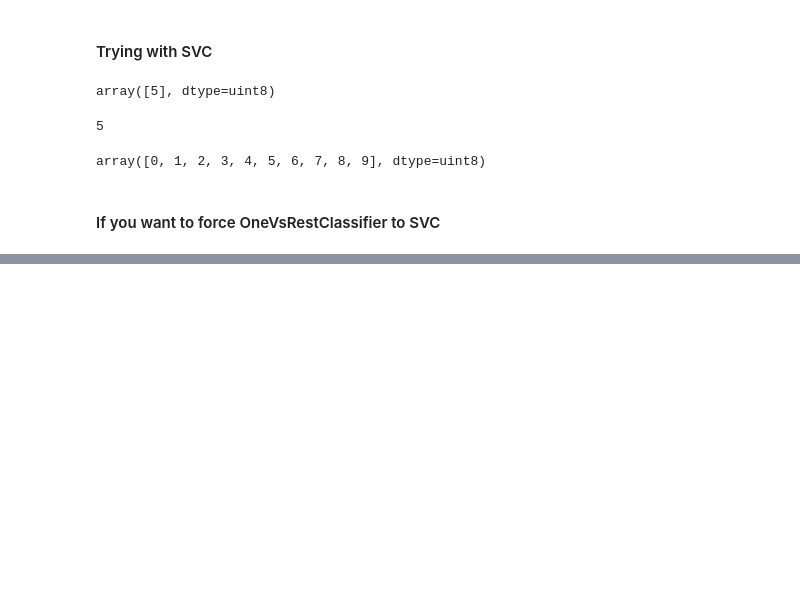
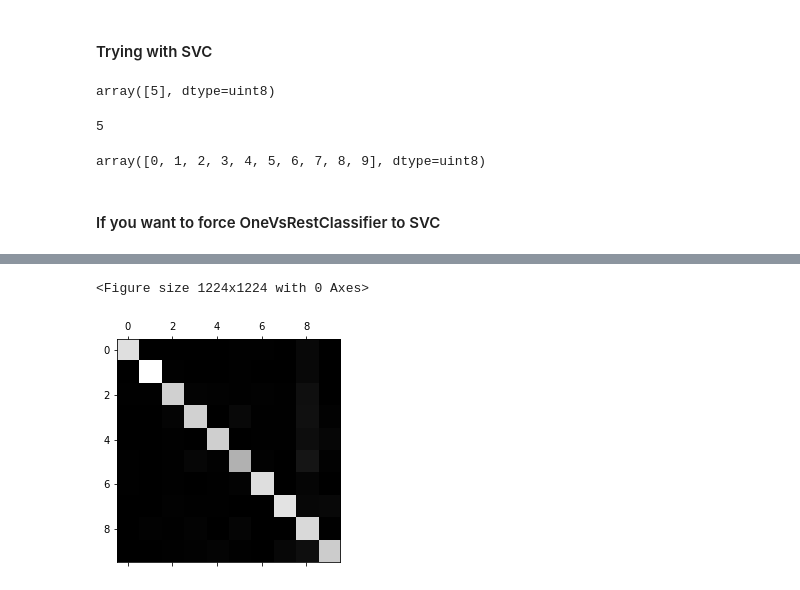
Before and after one commit to ARKA1112/HOML_AurelienG, a Jupyter notebook: chap3_classification.ipynb, the cells around one changed output, grey strips where cells are left out. Cells and saved outputs as stored; diff of their text form; code cells hidden in the pictures; blank space fills up the shorter version.

```diff
--- a/chap3_classification.ipynb
+++ b/chap3_classification.ipynb
@@ -514,0 +559,7 @@ KeyboardInterrupt:
+# %%
+#Also by scaling the training data the accuracy can be improved
+
+from sklearn.preprocessing import StandardScaler
+
+scaler  = StandardScaler()
+X_train_scaled = scaler.fit_transform(X_train.astype(np.float64))
@@ -514,0 +580,3 @@ KeyboardInterrupt:
+# %%
+
+y_train_pred = cross_val_predict(sgd_clf, X_train_scaled, y_train, cv = 3)
@@ -514,0 +598,2 @@ KeyboardInterrupt:
+# %%
+conf_mx = confusion_matrix(y_train, y_train_pred)
@@ -514,0 +613,8 @@ KeyboardInterrupt:
+# %%
+#To make it more meaningful we will use the matplotlibs matshow function
+plt.figure(figsize=(17,17))
+plt.matshow(conf_mx, cmap=plt.cm.gray)
+plt.show()
+# %% [output]
+<Figure size 1224x1224 with 0 Axes>
+[figure, added]
```
Also changed, not shown: parts of 27 cells of this notebook.
